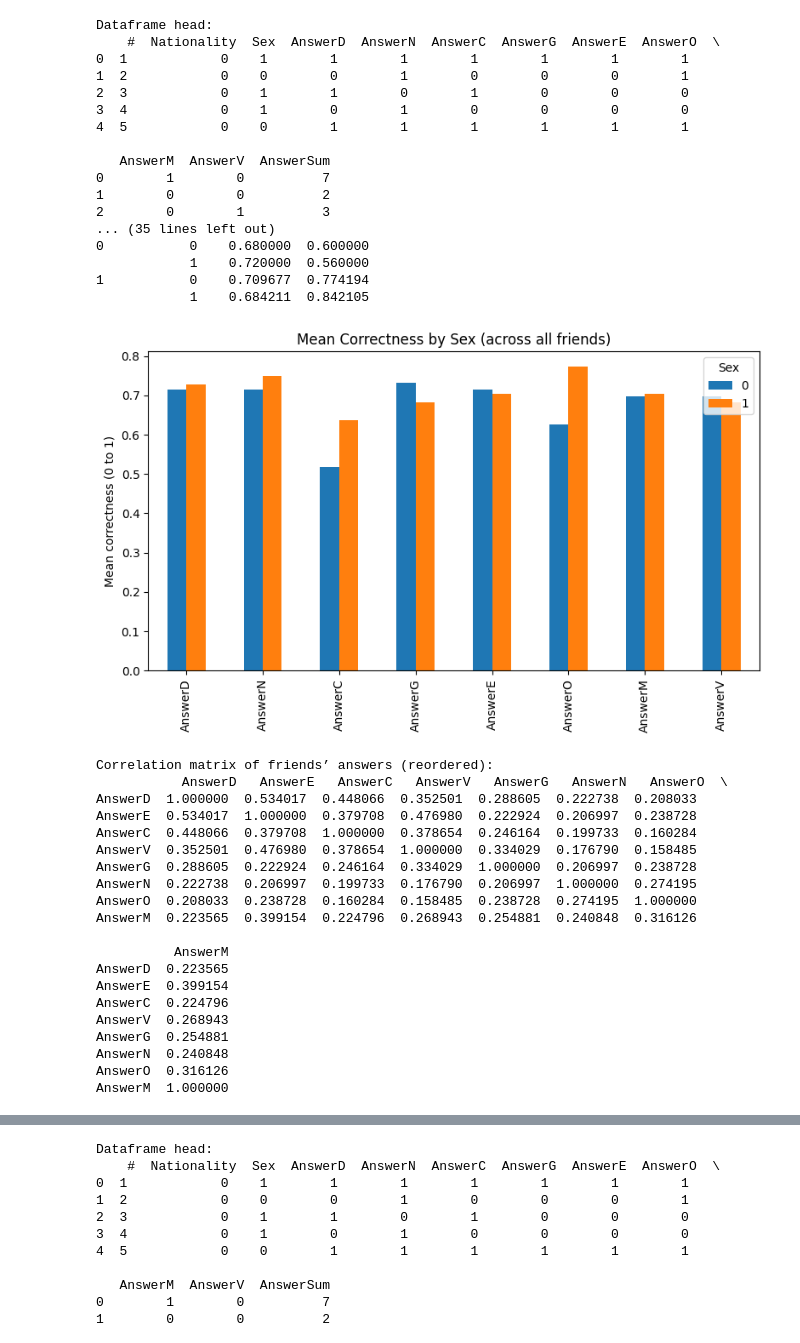
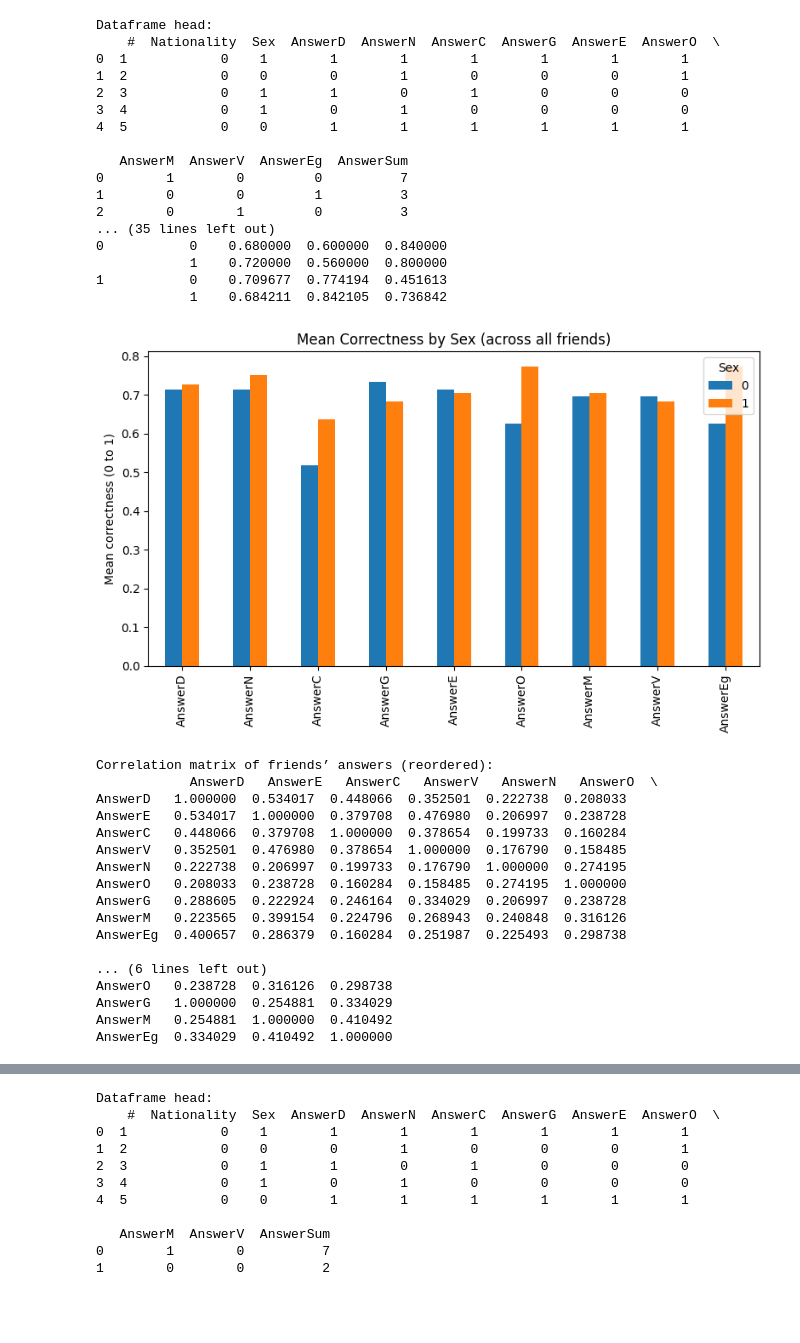
Before and after one commit to GuramL/ArmeniaGeorgia, a Jupyter notebook: Code.ipynb, the cells around one changed output, grey strips where cells are left out. Drawn from its saved outputs; the diff is of its cells as text; code cells hidden in the pictures; blank space fills up the shorter version.

```diff
--- a/Code.ipynb
+++ b/Code.ipynb
@@ -16,7 +16,7 @@ print("Dataframe head:\n", df.head())
 
 # List of friend answer columns (i.e., correctness indicators)
 friend_cols = ['AnswerD', 'AnswerN', 'AnswerC', 'AnswerG',
-               'AnswerE', 'AnswerO', 'AnswerM', 'AnswerV']
+               'AnswerE', 'AnswerO', 'AnswerM', 'AnswerV', 'AnswerEg']
 
 # (A) Distribution of correct answers by Nationality
 nationality_dist = df.groupby('Nationality')[friend_cols].mean()
@@ -123,59 +123,56 @@ for nat in unique_nationalities:
 sum_dist = df.groupby(['Nationality','Sex'])['AnswerSum'].mean()
 print("\nMean of AnswerSum by Nationality and Sex:\n", sum_dist)
 
 # - You could check the correlation of each friend’s correctness with AnswerSum:
 friend_sum_corr = df[friend_cols + ['AnswerSum']].corr()['AnswerSum'].drop('AnswerSum')
 print("\nCorrelation of each friend’s correctness with AnswerSum:\n", friend_sum_corr)
 
 # - You could also visually compare how often each friend was correct across all observations:
 mean_correctness_per_friend = df[friend_cols].mean()
 fig, ax = plt.subplots(figsize=(8, 5))
 mean_correctness_per_friend.plot(kind='bar', ax=ax, color='skyblue')
 ax.set_ylim([0, 1])
 ax.set_title('Overall Mean Correctness per Friend')
 ax.set_ylabel('Mean correctness (0 to 1)')
 plt.tight_layout()
 plt.show()
 
 # =======================================================
 # Feel free to modify or expand these plots for your needs.
 # =======================================================
 # %% [output]
 Dataframe head:
     #  Nationality  Sex  AnswerD  AnswerN  AnswerC  AnswerG  AnswerE  AnswerO  \
 0  1            0    1        1        1        1        1        1        1
 1  2            0    0        0        1        0        0        0        1
 2  3            0    1        1        0        1        0        0        0
 3  4            0    1        0        1        0        0        0        0
 4  5            0    0        1        1        1        1        1        1
 
-   AnswerM  AnswerV  AnswerSum
-0        1        0          7
-1        0        0          2
-2        0        1          3
+   AnswerM  AnswerV  AnswerEg  AnswerSum
+0        1        0         0          7
+1        0        0         1          3
+2        0        1         0          3
 ... (35 lines left out)
-0           0    0.680000  0.600000
-            1    0.720000  0.560000
-1           0    0.709677  0.774194
-            1    0.684211  0.842105
+0           0    0.680000  0.600000  0.840000
+            1    0.720000  0.560000  0.800000
+1           0    0.709677  0.774194  0.451613
+            1    0.684211  0.842105  0.736842
-[figure, old version]
+[figure, new version]
 Correlation matrix of friends’ answers (reordered):
-           AnswerD   AnswerE   AnswerC   AnswerV   AnswerG   AnswerN   AnswerO  \
-AnswerD  1.000000  0.534017  0.448066  0.352501  0.288605  0.222738  0.208033
-AnswerE  0.534017  1.000000  0.379708  0.476980  0.222924  0.206997  0.238728
-AnswerC  0.448066  0.379708  1.000000  0.378654  0.246164  0.199733  0.160284
-AnswerV  0.352501  0.476980  0.378654  1.000000  0.334029  0.176790  0.158485
-AnswerG  0.288605  0.222924  0.246164  0.334029  1.000000  0.206997  0.238728
-AnswerN  0.222738  0.206997  0.199733  0.176790  0.206997  1.000000  0.274195
-AnswerO  0.208033  0.238728  0.160284  0.158485  0.238728  0.274195  1.000000
-AnswerM  0.223565  0.399154  0.224796  0.268943  0.254881  0.240848  0.316126
+            AnswerD   AnswerE   AnswerC   AnswerV   AnswerN   AnswerO  \
+AnswerD   1.000000  0.534017  0.448066  0.352501  0.222738  0.208033
+AnswerE   0.534017  1.000000  0.379708  0.476980  0.206997  0.238728
+AnswerC   0.448066  0.379708  1.000000  0.378654  0.199733  0.160284
+AnswerV   0.352501  0.476980  0.378654  1.000000  0.176790  0.158485
+AnswerN   0.222738  0.206997  0.199733  0.176790  1.000000  0.274195
+AnswerO   0.208033  0.238728  0.160284  0.158485  0.274195  1.000000
+AnswerG   0.288605  0.222924  0.246164  0.334029  0.206997  0.238728
+AnswerM   0.223565  0.399154  0.224796  0.268943  0.240848  0.316126
+AnswerEg  0.400657  0.286379  0.160284  0.251987  0.225493  0.298738
 
-          AnswerM
-AnswerD  0.223565
-AnswerE  0.399154
-AnswerC  0.224796
-AnswerV  0.268943
-AnswerG  0.254881
-AnswerN  0.240848
-AnswerO  0.316126
-AnswerM  1.000000
+... (6 lines left out)
+AnswerO   0.238728  0.316126  0.298738
+AnswerG   1.000000  0.254881  0.334029
+AnswerM   0.254881  1.000000  0.410492
+AnswerEg  0.334029  0.410492  1.000000
```
Also changed, not shown: parts of 1 cell of this notebook, 1 other file.
